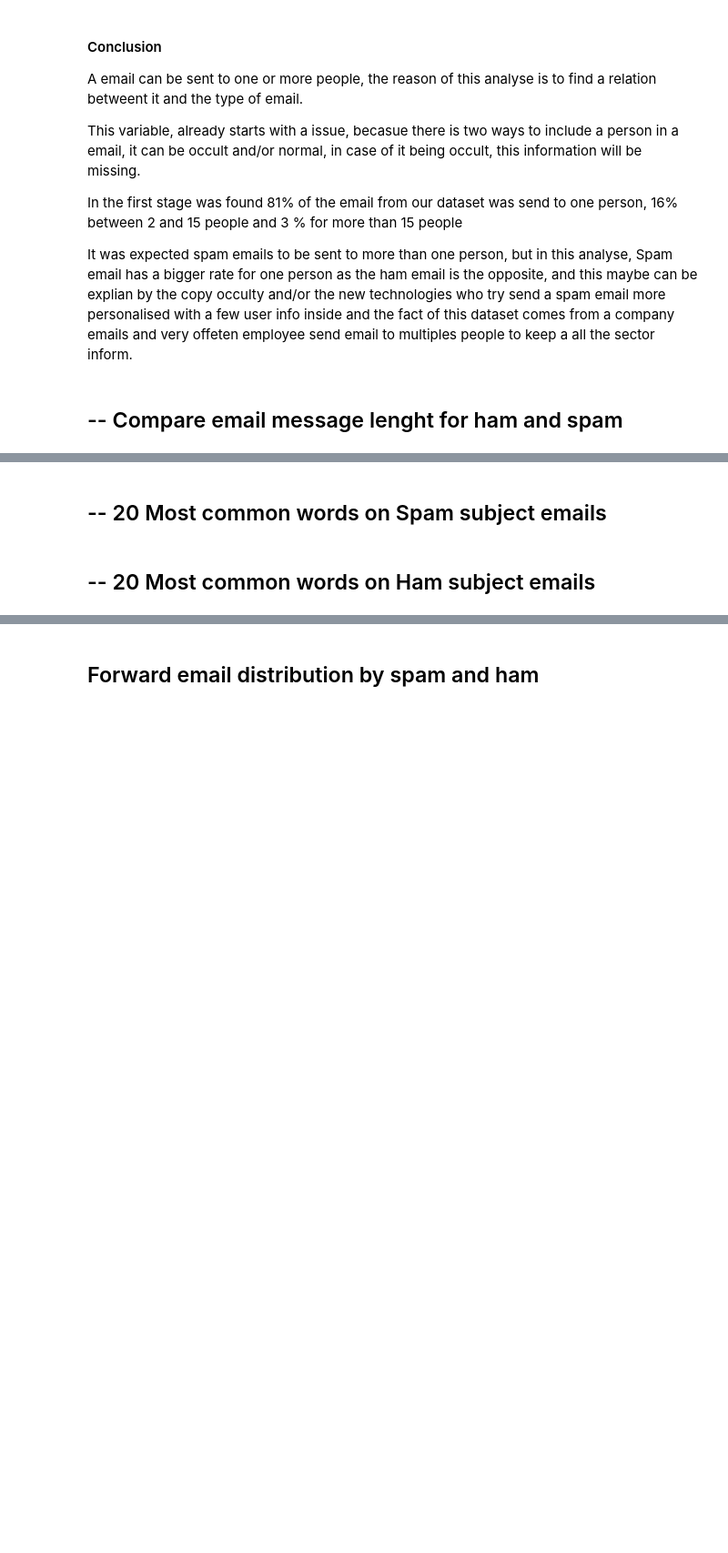
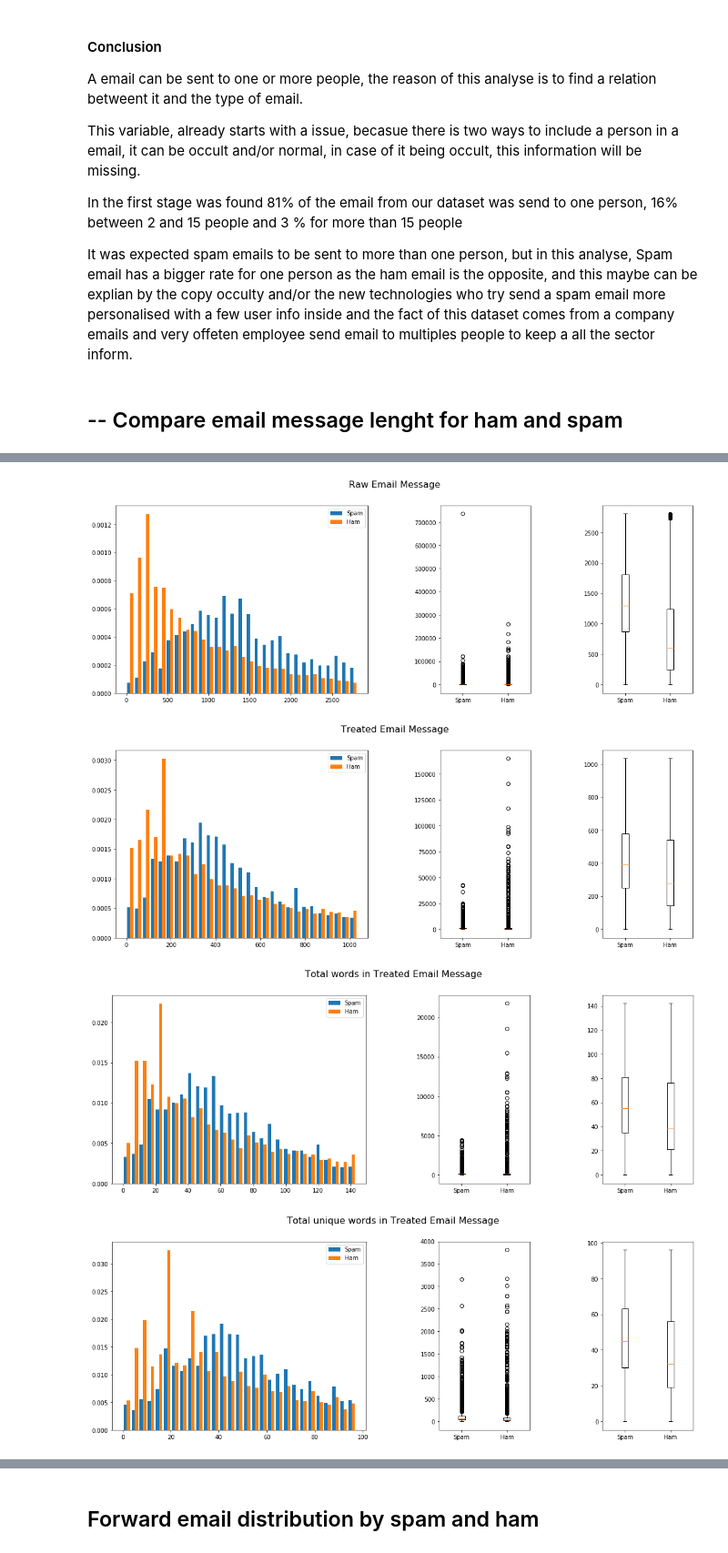
Before and after one commit to cordeiroph/SpamEmailClassifier, a Jupyter notebook: SpamEmailClassifier2.ipynb, the cells around one changed output, grey strips where cells are left out. Shown at 91% size. Cells and saved outputs as stored; diff of their text form; code cells hidden in the pictures; blank space fills up the shorter version.

```diff
--- a/SpamEmailClassifier2.ipynb
+++ b/SpamEmailClassifier2.ipynb
@@ -154,7 +154,7 @@ def revomeWordsWithOneCharacter(words):
 def removeDigits(words):
     return list(filter(lambda x : x.isdigit() == False, words))
 
-def createPlotLenghtDist(col, df):
+def createPlotLenghtDist(col, df, title=""):
     fig = plt.figure(figsize = (18,6))
     grid = plt.GridSpec(1,4, wspace =0.8)
     histPlt = fig.add_subplot(grid[0,0:2])
@@ -187,10 +187,10 @@ def createPlotLenghtDist(col, df):
         ),
         labels = ('Spam', 'Ham')
     )
-
+    fig.suptitle(title, fontsize=16)
     plt.show()
 
-def plot20MostWord(counter):
+def plot20MostWord(counter, title="", ls=[]):
     df = pd.DataFrame(list(dict(counter).items()))
     df.columns = ['word', 'occur']
     totalOcurr = df['occur'].sum()
@@ -212,8 +212,9 @@ def plot20MostWord(counter):
     pltLine.set_title('Line Graph of acumulative frequence')
     pltLine.grid(True)
 
-
-    dfTWord = df.loc[[0,20,50,100,500,1000,5000,6204,10000,15000]][['freqAcum']]
+    ls = ls + [0,20,50,100,500,1000,5000,10000,15000]
+    ls.sort()
+    dfTWord = df.loc[ls][['freqAcum']]
 
     pltTable.table(cellText=dfTWord.values, rowLabels= dfTWord.index, colLabels = dfTWord.columns, loc='best')
     pltTable.axis('off')
@@ -227,11 +228,11 @@ def plot20MostWord(counter):
     yPos = np.arange(20)
     pltBar.set_xticklabels(df.head(20)["word"], rotation=60)
     pltBar.set_xticks(yPos)
-
+    fig.suptitle(title, fontsize=16)
 
     plt.show()
 
-def totalUniqueWordsPlot(l1,l2,l3):
+def totalUniqueWordsPlot(l1,l2,l3, title=""):
     fig = plt.figure(figsize = (18,6))
     grid = plt.GridSpec(1,2, wspace =0.2)
     pltBar = fig.add_subplot(grid[0,0])
@@ -251,6 +252,7 @@ def totalUniqueWordsPlot(l1,l2,l3):
 
     pltText.text(x=0, y=0.5, s = '\n'.join(textWords), fontsize = 18)
     pltText.axis('off')
+    fig.suptitle(title, fontsize=16)
     plt.show()
 
 def getEmailRoot(email):
@@ -1114,2 +905,0 @@ plot20MostWord(subCount)
-# %% [markdown]
-## -- 20 Most common words on Spam subject emails
@@ -1118,2 +905,0 @@ plot20MostWord(subCountSpam)
-# %% [markdown]
-## -- 20 Most common words on Ham subject emails
@@ -1121,0 +933,13 @@ plot20MostWord(subCountHam)
+# %%
+createPlotLenghtDist('textLen', dfMaster, "Raw Email Message")
+
+createPlotLenghtDist('treatedTextLen', dfMaster, "Treated Email Message")
+
+createPlotLenghtDist('totalTreatedWords', dfMaster, "Total words in Treated Email Message")
+
+createPlotLenghtDist('uniqueWordsLen', dfMaster, "Total unique words in Treated Email Message")
+# %% [output]
+[figure, added]
+[figure, added]
+[figure, added]
+[figure, added]
```
Also changed, not shown: parts of 84 cells of this notebook.
